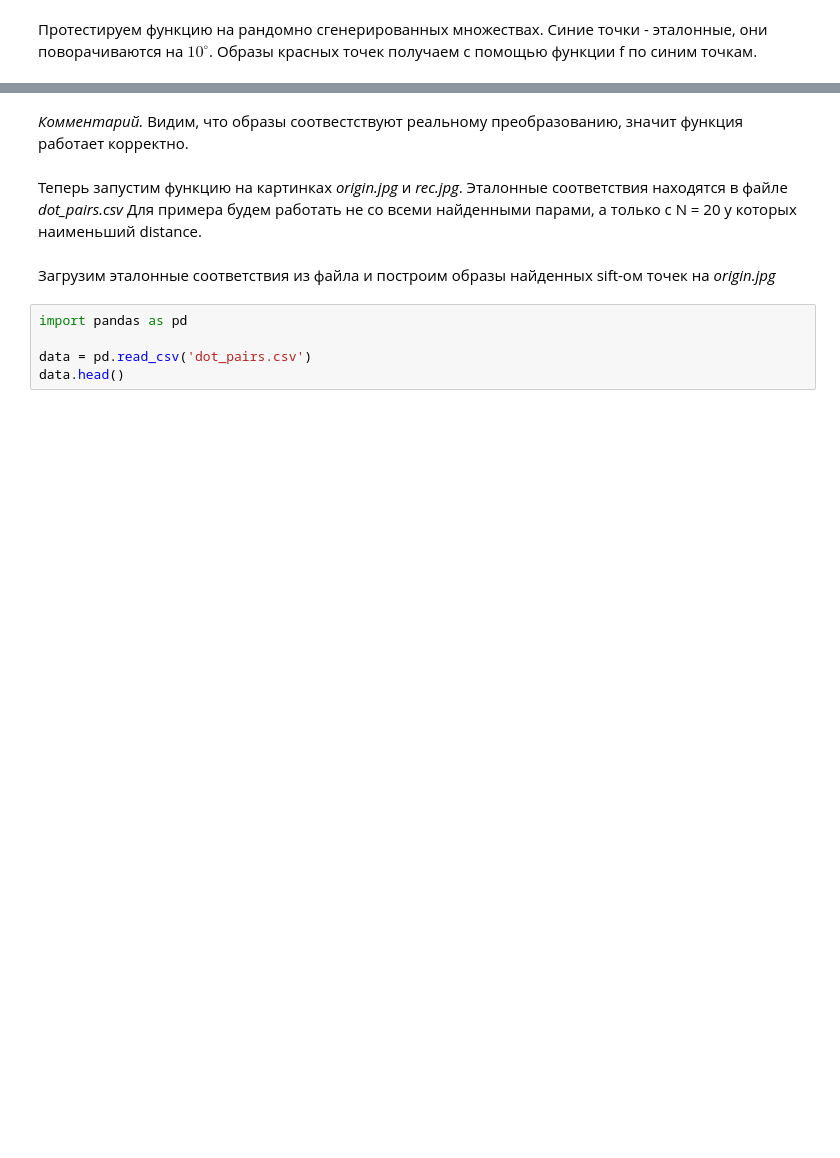
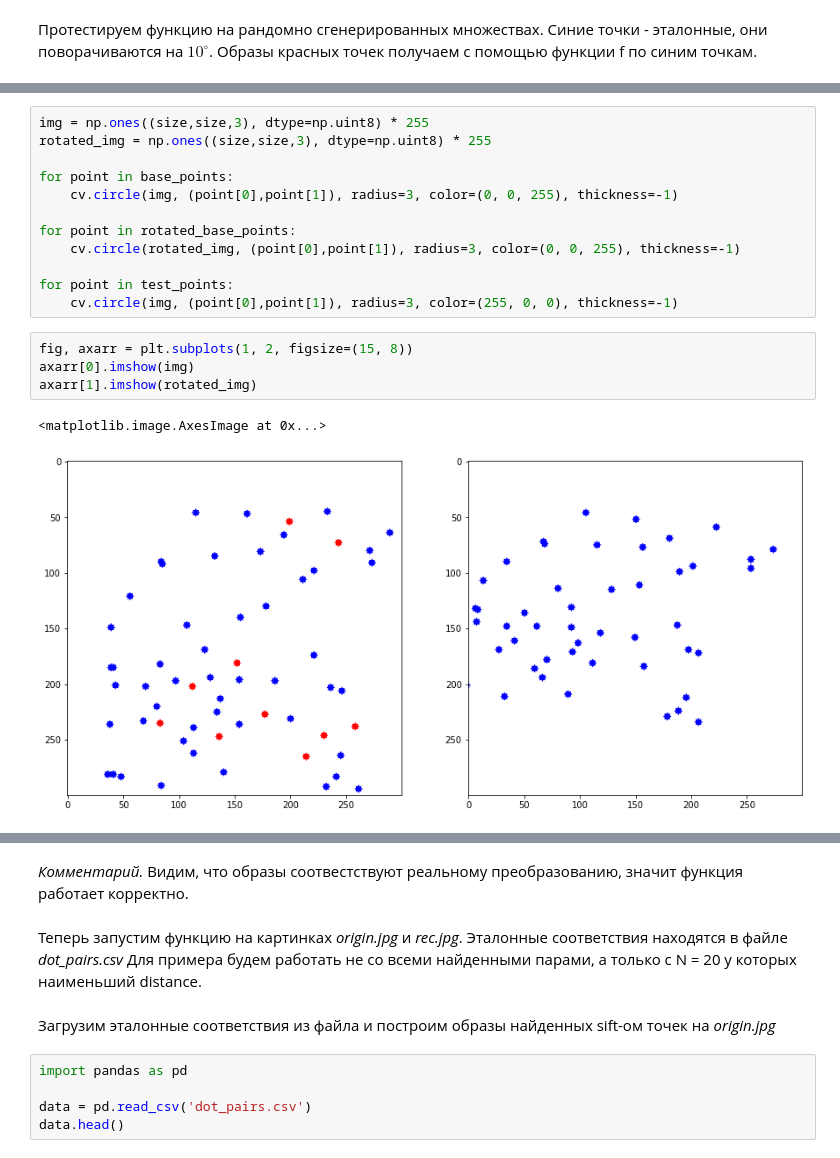
Before and after one commit to valkon29/innprac, a Jupyter notebook: notebook.ipynb, the cells around one changed output, grey strips where cells are left out. Cells and saved outputs as stored; diff of their text form; blank space fills up the shorter version.

Commit message:
fix graphics

```diff
--- a/notebook.ipynb
+++ b/notebook.ipynb
@@ -76,2 +79,21 @@ rotated_base_points = np.array(np.round_(rotated_base_points), dtype='int')
+# %%
+img = np.ones((size,size,3), dtype=np.uint8) * 255
+rotated_img = np.ones((size,size,3), dtype=np.uint8) * 255
+
+for point in base_points:
+    cv.circle(img, (point[0],point[1]), radius=3, color=(0, 0, 255), thickness=-1)
+
+for point in rotated_base_points:
+    cv.circle(rotated_img, (point[0],point[1]), radius=3, color=(0, 0, 255), thickness=-1)
+
+for point in test_points:
+    cv.circle(img, (point[0],point[1]), radius=3, color=(255, 0, 0), thickness=-1)
+# %%
+fig, axarr = plt.subplots(1, 2, figsize=(15, 8))
+axarr[0].imshow(img)
+axarr[1].imshow(rotated_img)
+# %% [output]
+<matplotlib.image.AxesImage at 0x...>
+[figure, added]
 # %%
 test_points_f = []
```
Also changed, not shown: parts of 12 cells of this notebook.
